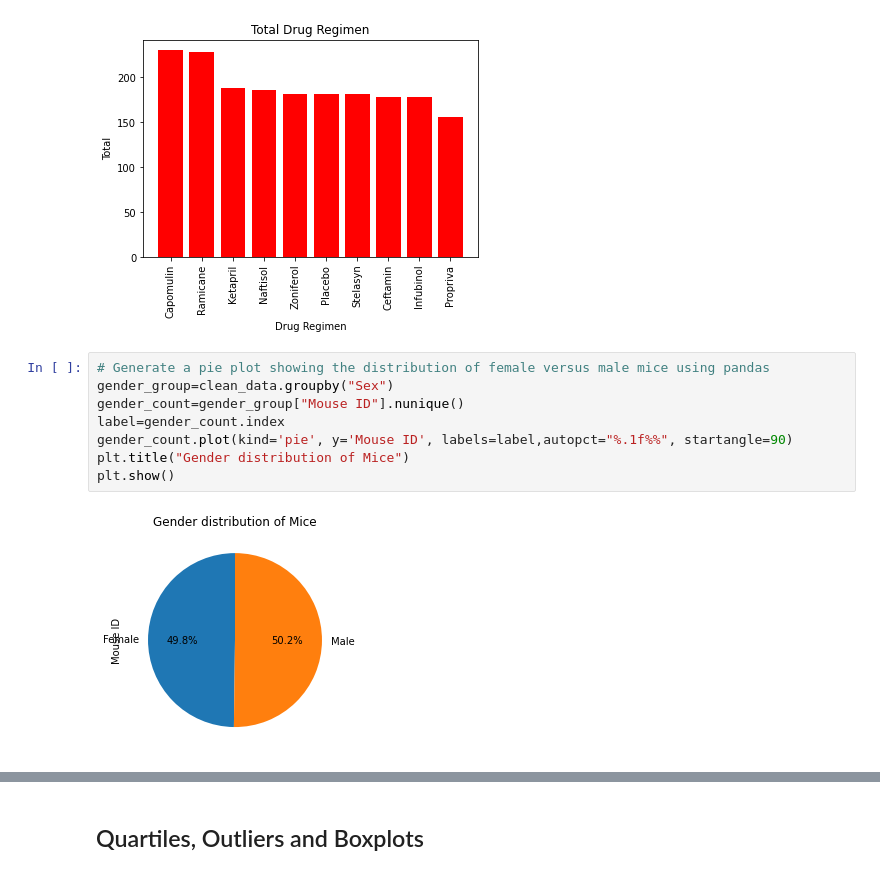
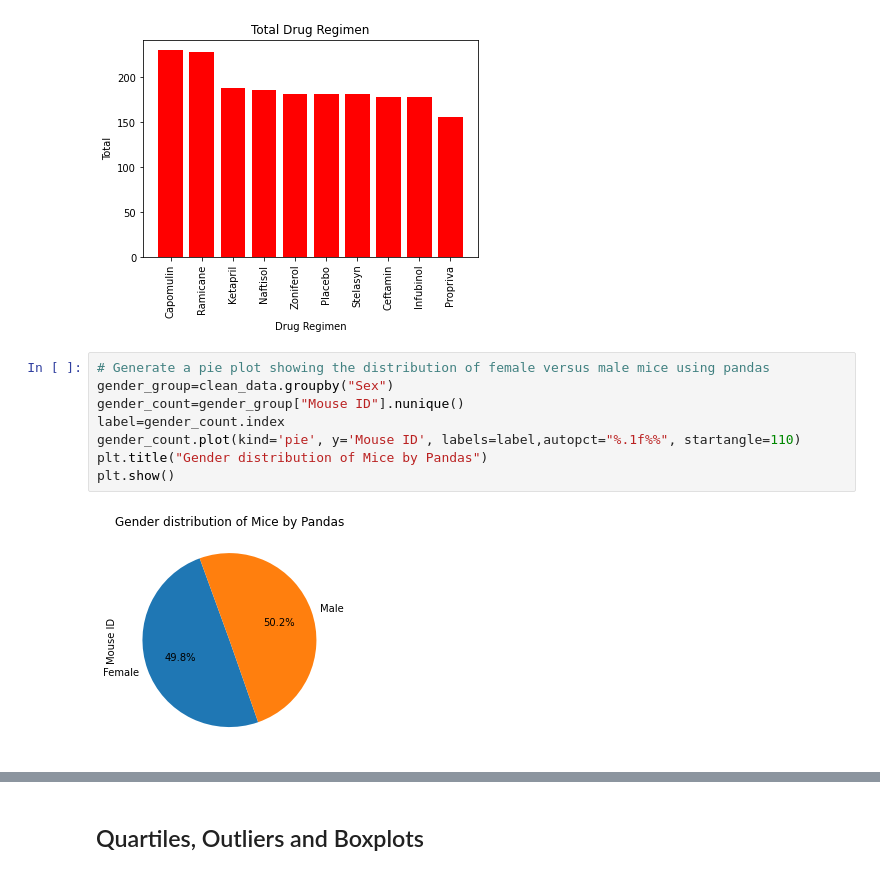
Before and after one commit to nt1983/Matplot-challenge, a Jupyter notebook: pymaceuticals_starter.ipynb, the cells around one changed output, grey strips where cells are left out. Cells and saved outputs as stored; diff of their text form.

```diff
--- a/pymaceuticals_starter.ipynb
+++ b/pymaceuticals_starter.ipynb
@@ -146,12 +148,12 @@ plt.show()
 # %%
 # Generate a pie plot showing the distribution of female versus male mice using pandas
 gender_group=clean_data.groupby("Sex")
 gender_count=gender_group["Mouse ID"].nunique()
 label=gender_count.index
-gender_count.plot(kind='pie', y='Mouse ID', labels=label,autopct="%.1f%%", startangle=90)
-plt.title("Gender distribution of Mice")
+gender_count.plot(kind='pie', y='Mouse ID', labels=label,autopct="%.1f%%", startangle=110)
+plt.title("Gender distribution of Mice by Pandas")
 plt.show()
 # %% [output]
-[figure, old version]
+[figure, new version]
 # %%
 # Generate a pie plot showing the distribution of female versus male mice using pyplot
```
Also changed, not shown: parts of 13 cells of this notebook.
